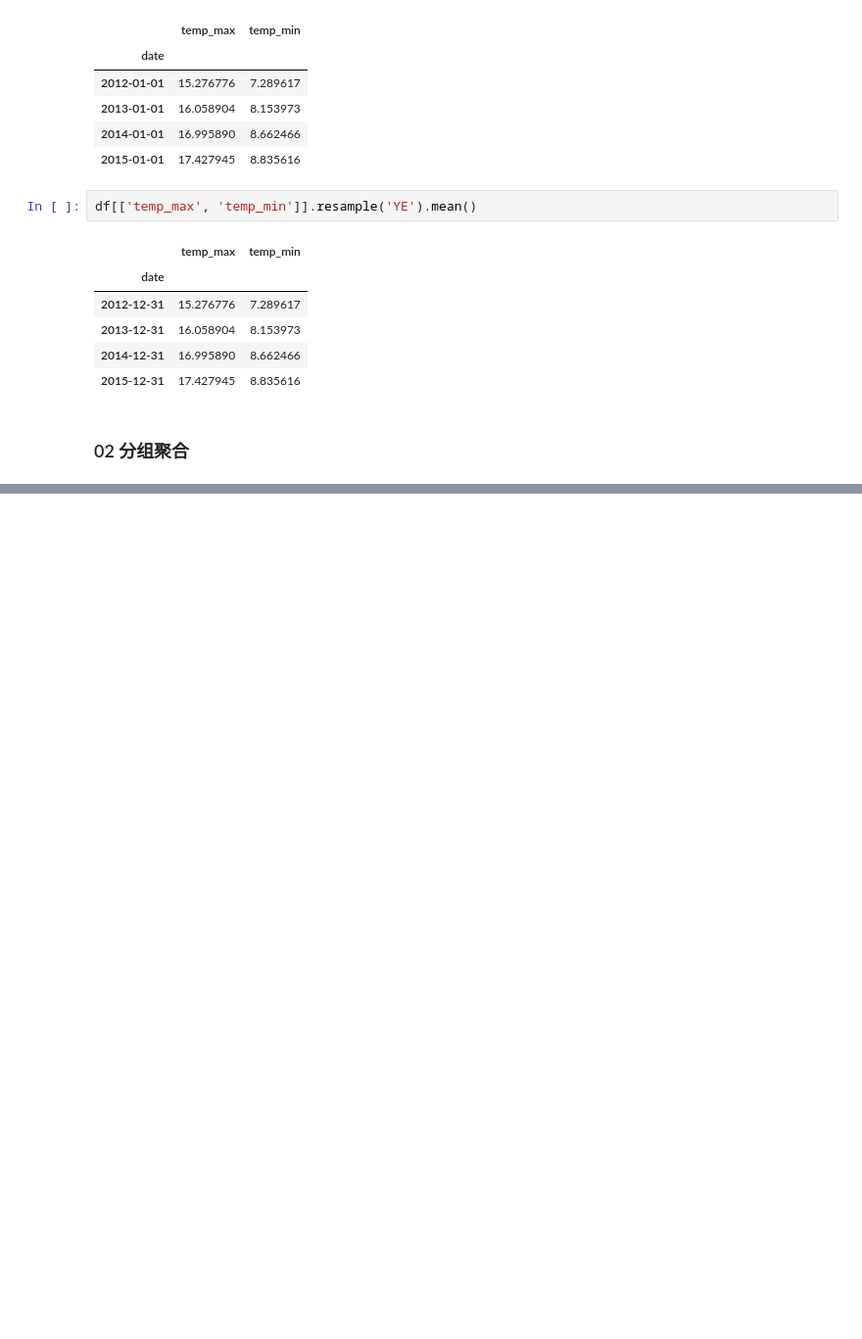
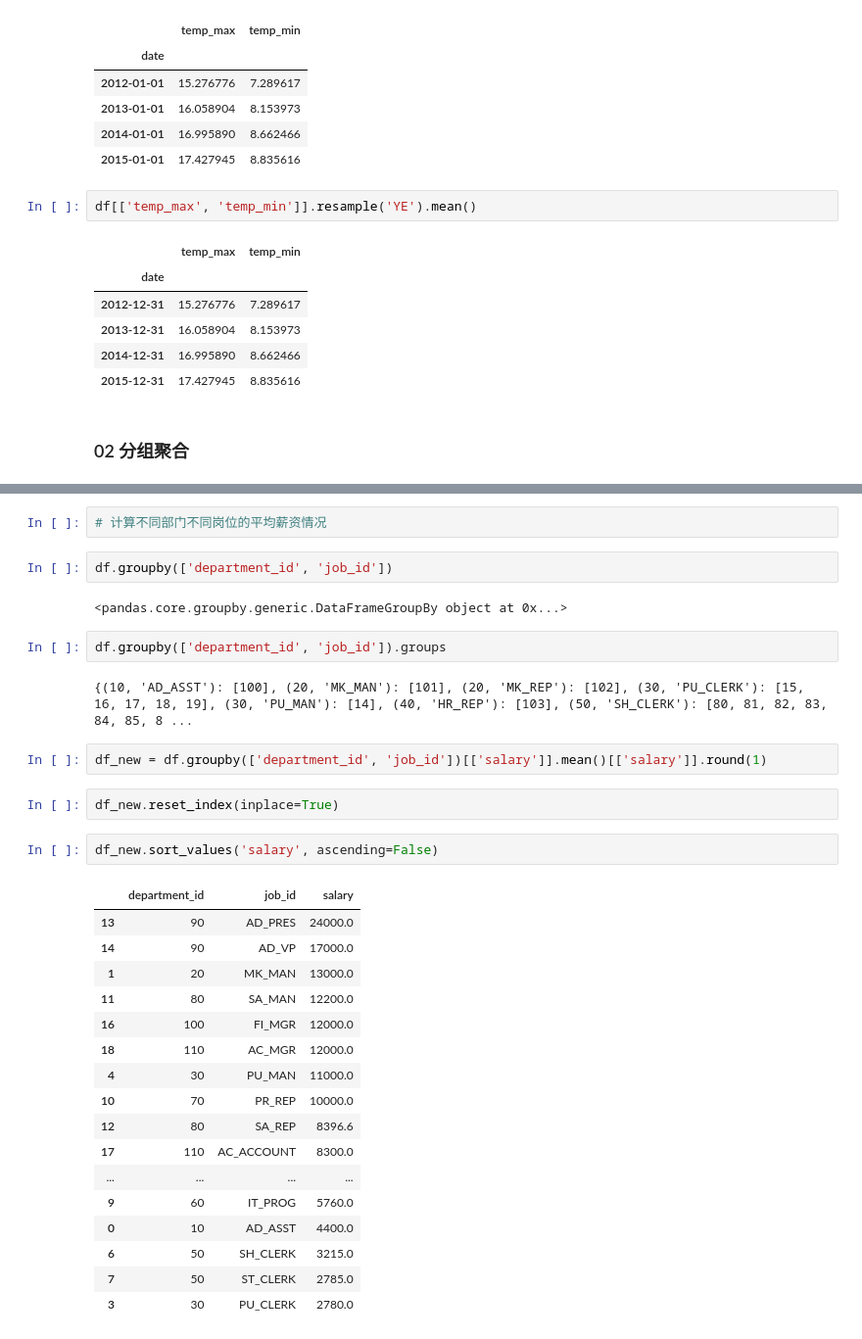
Before and after one commit to zimiao-dev/Python-Data-Analysis-Learning, a Jupyter notebook: 03_data_analysis/data_processing.ipynb, the cells around one changed output, grey strips where cells are left out. Shown at 98% size. Saved outputs shown, nothing was run; the diff lists cells and outputs as text; blank space fills up the shorter version.

```diff
--- a/03_data_analysis/data_processing.ipynb
+++ b/03_data_analysis/data_processing.ipynb
@@ -454,0 +600,34 @@ df[['temp_max', 'temp_min']].resample('YE').mean()
+# %%
+# 计算不同部门不同岗位的平均薪资情况
+# %%
+df.groupby(['department_id', 'job_id'])
+# %% [output]
+<pandas.core.groupby.generic.DataFrameGroupBy object at 0x...>
+# %%
+df.groupby(['department_id', 'job_id']).groups
+# %% [output]
+{(10, 'AD_ASST'): [100], (20, 'MK_MAN'): [101], (20, 'MK_REP'): [102], (30, 'PU_CLERK'): [15, 16, 17, 18, 19], (30, 'PU_MAN'): [14], (40, 'HR_REP'): [103], (50, 'SH_CLERK'): [80, 81, 82, 83, 84, 85, 8 ...
+# %%
+df_new = df.groupby(['department_id', 'job_id'])[['salary']].mean()[['salary']].round(1)
+# %%
+df_new.reset_index(inplace=True)
+# %%
+df_new.sort_values('salary', ascending=False)
+# %% [output]
+|  | department_id | job_id | salary |
+| 13 | 90 | AD_PRES | 24000.0 |
+| 14 | 90 | AD_VP | 17000.0 |
+| 1 | 20 | MK_MAN | 13000.0 |
+| 11 | 80 | SA_MAN | 12200.0 |
+| 16 | 100 | FI_MGR | 12000.0 |
+| 18 | 110 | AC_MGR | 12000.0 |
+| 4 | 30 | PU_MAN | 11000.0 |
+| 10 | 70 | PR_REP | 10000.0 |
+| 12 | 80 | SA_REP | 8396.6 |
+| 17 | 110 | AC_ACCOUNT | 8300.0 |
+| ... | ... | ... | ... |
+| 9 | 60 | IT_PROG | 5760.0 |
+| 0 | 10 | AD_ASST | 4400.0 |
+| 6 | 50 | SH_CLERK | 3215.0 |
+| 7 | 50 | ST_CLERK | 2785.0 |
+| 3 | 30 | PU_CLERK | 2780.0 |
```
Also changed, not shown: parts of 20 cells of this notebook.
